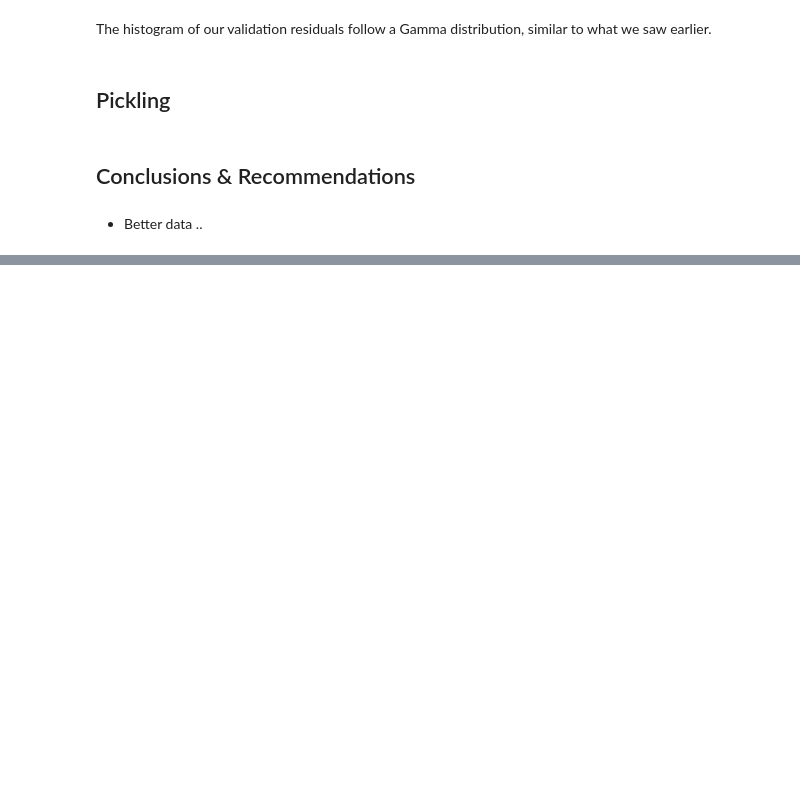
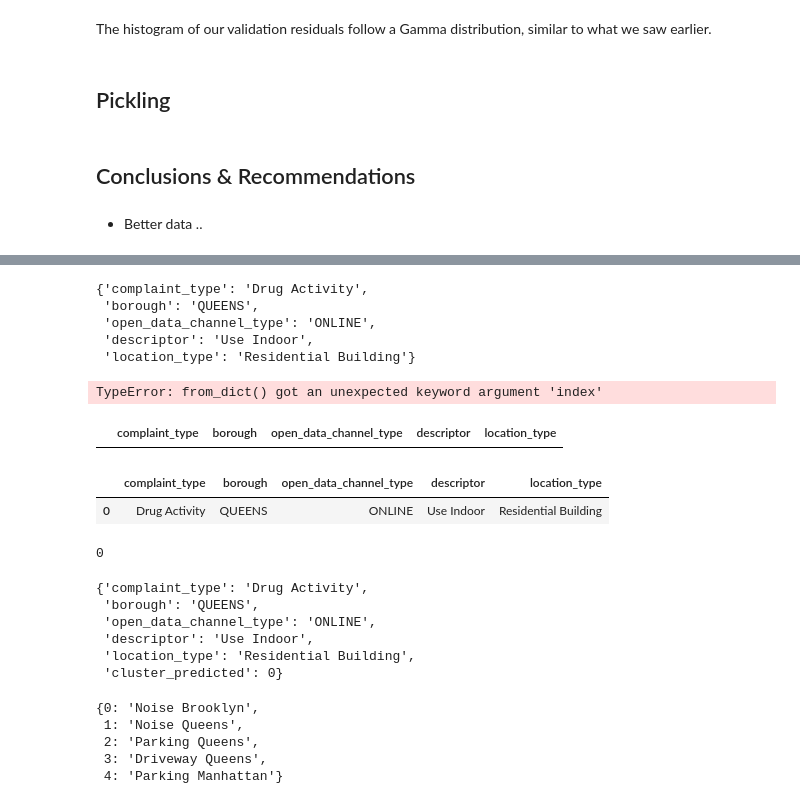
Before and after one commit to dmedellin2/311_service_requests, a Jupyter notebook: code/EDA-Copy1.ipynb, the cells around one changed output, grey strips where cells are left out. Saved outputs shown, nothing was run; the diff lists cells and outputs as text; code cells hidden in the pictures; blank space fills up the shorter version.

```diff
--- a/code/EDA-Copy1.ipynb
+++ b/code/EDA-Copy1.ipynb
@@ -1243,0 +1291,23 @@ pickle.dump(glm_gamma_log, open('model.p', 'wb'))
+# %%
+test_data['borough'] = 'QUEENS'
+test_data['open_data_channel_type'] = 'ONLINE'
+test_data['descriptor'] = 'Use Indoor'
+test_data['location_type'] = 'Residential Building'
+# %%
+test_data
+# %% [output]
+{'complaint_type': 'Drug Activity',
+ 'borough': 'QUEENS',
+ 'open_data_channel_type': 'ONLINE',
+ 'descriptor': 'Use Indoor',
+ 'location_type': 'Residential Building'}
+# %%
+test_data = pd.DataFrame.from_dict(columns=test_data.keys(), data=test_data)
+test_data
+# %% [output]
+TypeError: from_dict() got an unexpected keyword argument 'index'
+# %%
+test_df = pd.DataFrame(columns=test_data.keys())
+test_df = test_df.append(test_data, ignore_index=True)
+# %% [output]
+|  | complaint_type | borough | open_data_channel_type | descriptor | location_type |
@@ -1243,0 +1316,5 @@ pickle.dump(glm_gamma_log, open('model.p', 'wb'))
+# %%
+test_df
+# %% [output]
+|  | complaint_type | borough | open_data_channel_type | descriptor | location_type |
+| 0 | Drug Activity | QUEENS | ONLINE | Use Indoor | Residential Building |
@@ -1243,0 +1323,22 @@ pickle.dump(glm_gamma_log, open('model.p', 'wb'))
+# %%
+test_pred[0]
+# %% [output]
+0
+# %%
+test_data['cluster_predicted'] = test_pred[0]
+test_data
+# %% [output]
+{'complaint_type': 'Drug Activity',
+ 'borough': 'QUEENS',
+ 'open_data_channel_type': 'ONLINE',
+ 'descriptor': 'Use Indoor',
+ 'location_type': 'Residential Building',
+ 'cluster_predicted': 0}
+# %%
+cluster_names
+# %% [output]
+{0: 'Noise Brooklyn',
+ 1: 'Noise Queens',
+ 2: 'Parking Queens',
+ 3: 'Driveway Queens',
+ 4: 'Parking Manhattan'}
```
Also changed, not shown: parts of 10 cells of this notebook, 6 other files.
